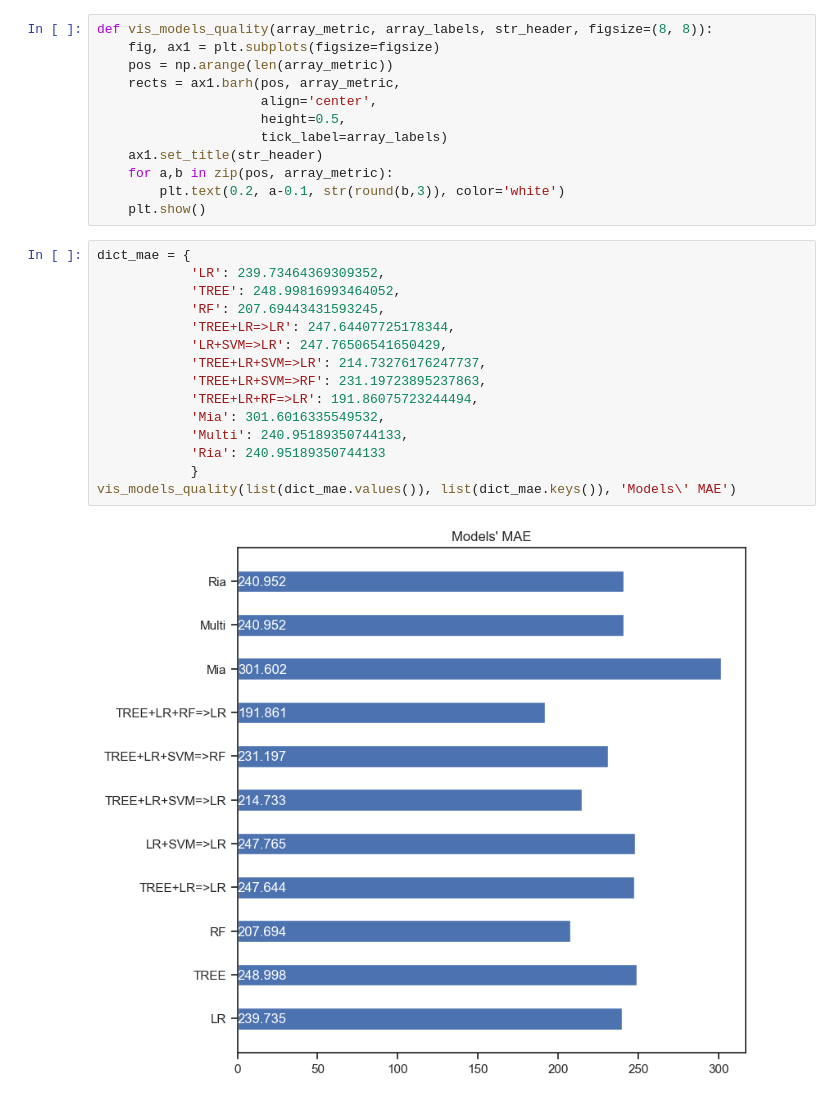
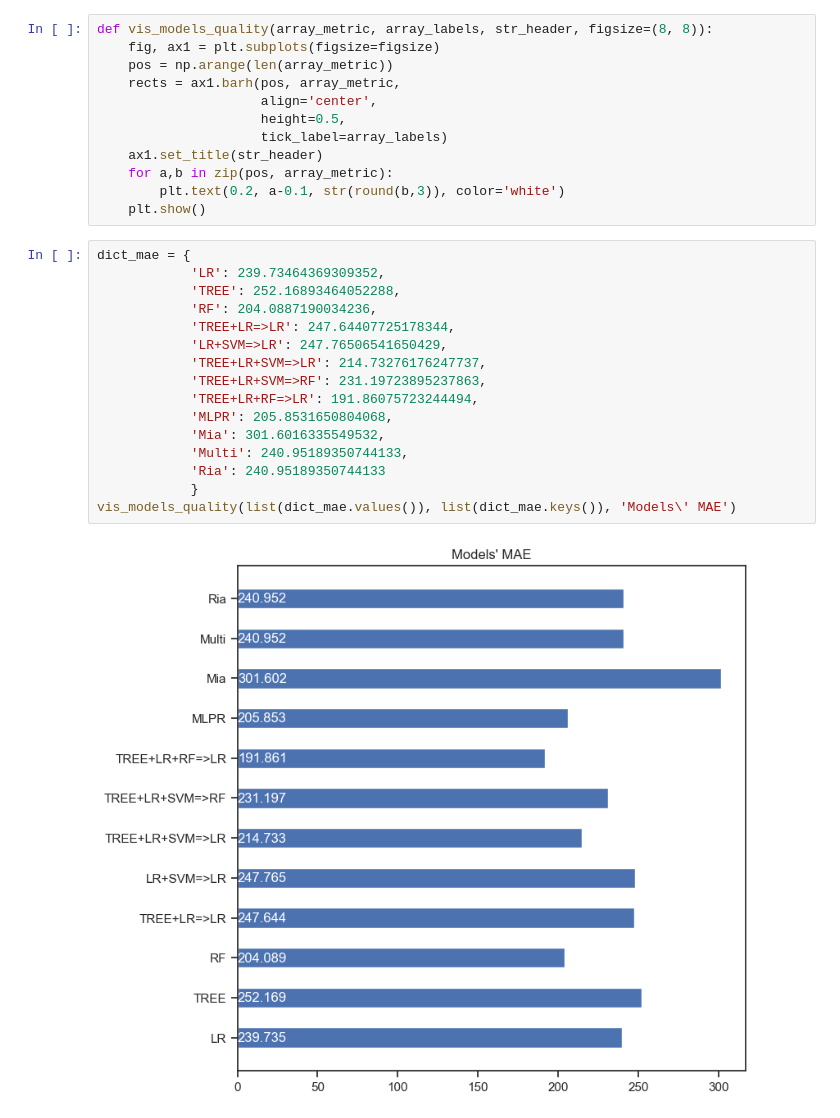
Before and after one commit to pluxaaa/MLT, a Jupyter notebook: L6/L6.ipynb, the cells around one changed output. Drawn from its saved outputs; the diff is of its cells as text.

```diff
--- a/L6/L6.ipynb
+++ b/L6/L6.ipynb
@@ -540,17 +545,18 @@ def vis_models_quality(array_metric, array_labels, str_header, figsize=(8, 8)):
 # %%
 dict_mae = {
             'LR': 239.73464369309352,
-            'TREE': 248.99816993464052,
-            'RF': 207.69443431593245,
+            'TREE': 252.16893464052288,
+            'RF': 204.0887190034236,
             'TREE+LR=>LR': 247.64407725178344,
             'LR+SVM=>LR': 247.76506541650429,
             'TREE+LR+SVM=>LR': 214.73276176247737,
             'TREE+LR+SVM=>RF': 231.19723895237863,
             'TREE+LR+RF=>LR': 191.86075723244494,
+            'MLPR': 205.8531650804068,
             'Mia': 301.6016335549532,
             'Multi': 240.95189350744133,
             'Ria': 240.95189350744133
             }
 vis_models_quality(list(dict_mae.values()), list(dict_mae.keys()), 'Models\' MAE')
 # %% [output]
-[figure, old version]
+[figure, new version]
```
Also changed, not shown: parts of 13 cells of this notebook, 4 other files.
